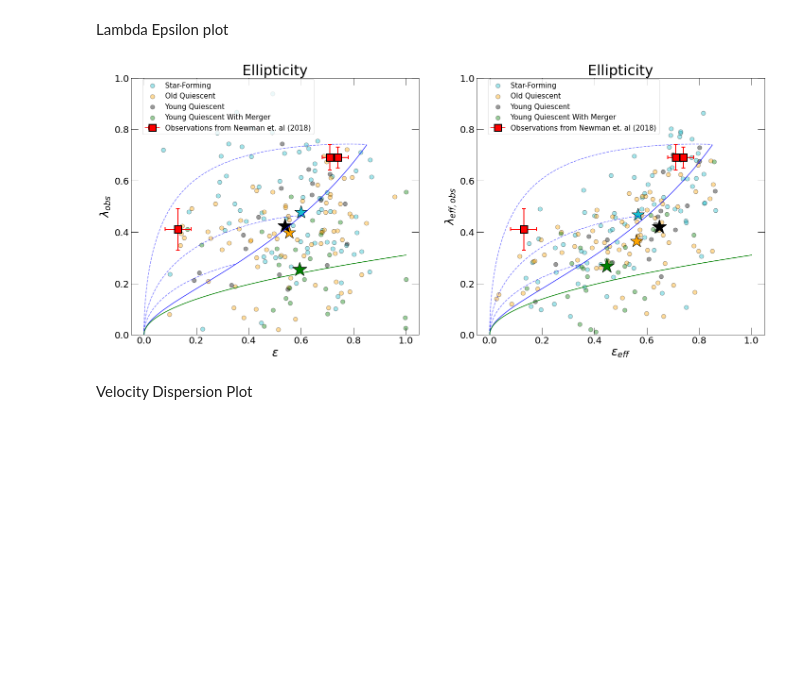
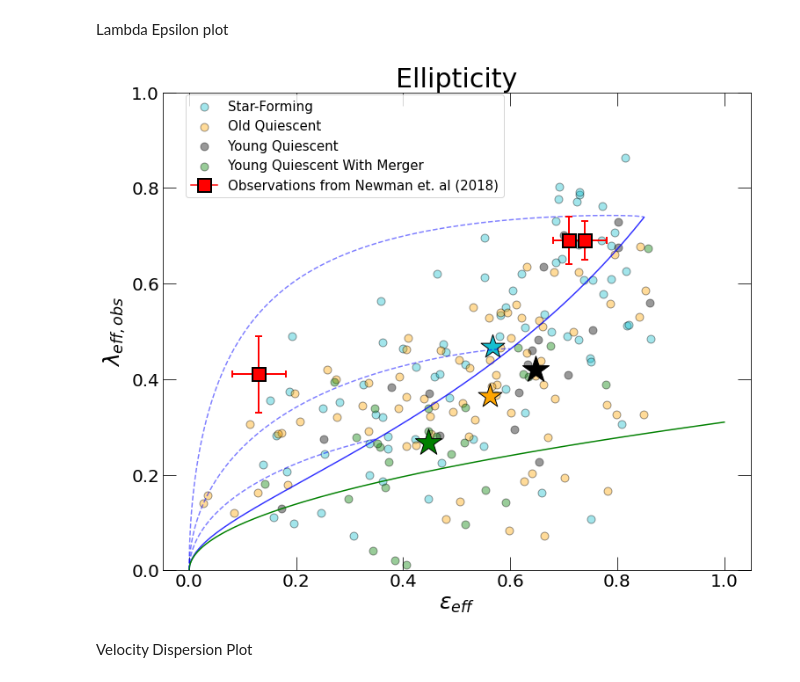
Before and after one commit to moira-andrews/Pathak_2021, a Jupyter notebook: kinematic_plots.ipynb, the cells around one changed output. Drawn from its saved outputs; the diff is of its cells as text; code cells hidden in the pictures; blank space fills up the shorter version.

Commit message:
plots updated

```diff
--- a/kinematic_plots.ipynb
+++ b/kinematic_plots.ipynb
@@ -215,7 +208,7 @@ def lambda_inclined_C07(inclination_deg, intrinsic_epsilon):
     C = np.sin(np.radians(inclination_deg)) / np.sqrt(1.0 - beta**2 * np.cos(np.radians(inclination_deg)))
     return lambda_edgeon_C07(intrinsic_epsilon) * C / np.sqrt(1.0 + (C**2 - 1.0)* lambda_edgeon_C07(intrinsic_epsilon)**2 )
 # %%
-f, (ax1,ax2) = plt.subplots(1,2, sharex='none', sharey='none', figsize=(24, 10))
+f, ax2 = plt.subplots(1, sharex='none', sharey='none', figsize=(12, 10))
 f.set_facecolor('w')
 n_bins=50
 redshift=2
@@ -225,44 +218,6 @@ redshift=2
 PSB = (maximum_merger_ratio_30kpc_current_fraction>=0.1) & PSB_selection
 # had no significant prior merger
 PSBm = (maximum_merger_ratio_30kpc_current_fraction<0.1) & PSB_selection
-
-
-#panel 1: young quiescent galaxies with mergers
-ax1.scatter(ellipticity[subselection], lambda_obs[subselection], c='tab:cyan', s=80, alpha = 0.4, edgecolors='k', label='Star-Forming')
-ax1.scatter((ellipticity[old_quiescent_selection]), lambda_obs[old_quiescent_selection], c='orange', s=80, alpha = 0.4, edgecolors='k', label='Old Quiescent')
-ax1.scatter((ellipticity[PSBm]), lambda_obs[PSBm], c='k', s=80, alpha=0.4, edgecolors='k', label='Young Quiescent')
-ax1.scatter((ellipticity[PSB]), lambda_obs[PSB], c='g', s=80, alpha=0.4, edgecolors='k', label='Young Quiescent With Merger')
-ax1.scatter(np.median(ellipticity[subselection]), np.median(lambda_obs[subselection]), c='tab:cyan', edgecolors='k', s=800, marker='*', lw=1)
-ax1.scatter(np.median(ellipticity[old_quiescent_selection]), np.median(lambda_obs[old_quiescent_selection]), c='orange', edgecolors='k', s=800, marker='*', lw=1)
-ax1.scatter(np.median(ellipticity[PSBm]), np.median(lambda_obs[PSBm]), c='black', s=1000, edgecolors='k', marker='*', lw=1)
-ax1.scatter(np.median(ellipticity[PSB]), np.median(lambda_obs[PSB]), c='green', s=1000, edgecolors='k', marker='*', lw=1)
-
-# lines showing the effect of inclination on three galaxies with different intrinsic ellipticity
-theta = np.linspace(0, 90.0, 1000)
-ax1.plot(epsilon_inclined(inclination_deg=theta, intrinsic_epsilon=0.35), lambda_inclined_C07(inclination_deg=theta, intrinsic_epsilon=0.35), 'b--', alpha=0.5)
-ax1.plot(epsilon_inclined(inclination_deg=theta, intrinsic_epsilon=0.60), lambda_inclined_C07(inclination_deg=theta, intrinsic_epsilon=0.60), 'b--', alpha=0.5)
-ax1.plot(epsilon_inclined(inclination_deg=theta, intrinsic_epsilon=0.85), lambda_inclined_C07(inclination_deg=theta, intrinsic_epsilon=0.85), 'b--', alpha=0.5)
-# line at fixed inclination (edge-on, i.e. 90 deg) for galaxies with different intrinsic ellipticity
-ell = np.linspace(0, 0.85, 1000)
-ax1.plot(epsilon_inclined(inclination_deg=90.0, intrinsic_epsilon=ell), lambda_inclined_C07(inclination_deg=90.0, intrinsic_epsilon=ell), 'b-', alpha=0.8)
-# fast/slow rotator division
-ell = np.linspace(0, 1.0, 1000)
-ax1.plot(ell, 0.31 * np.sqrt(ell), 'g-')
-
-ax1.errorbar(1-0.26,0.69,xerr=0.04,yerr=0.04,c = "r",marker="s",markersize = 15,elinewidth = 2,capsize=4,markeredgecolor='k',markeredgewidth=2,label = "Observations from Newman et. al (2018)")
-ax1.errorbar(1-0.87,0.41,xerr=0.05,yerr=0.08,c = "r",marker="s",markersize = 15,elinewidth = 2,capsize=4,markeredgecolor='k',markeredgewidth=2)
-ax1.errorbar(1-0.29,0.69,xerr=0.03,yerr=0.05,c = "r",marker="s",markersize = 15,elinewidth = 2,capsize=4,markeredgecolor='k',markeredgewidth=2)
-
-ax1.legend(loc=(0.04, 0.78), fontsize=15, frameon=True)
-ax1.set_ylim(0, 1)
-ax1.set_xlabel('$\epsilon$', fontsize=25)
-ax1.set_ylabel('$\lambda_{obs}$', fontsize=25)
-ax1.set_yscale('linear')
-ax1.set_title('Ellipticity', fontsize=30)
-ax1.tick_params(which='major', length=15)
-ax1.tick_params(which='minor', length=7)
-ax1.tick_params(direction='in', which='both', labelsize=20, bottom=True, top=True, left=True, right=True)
-
 
 ax2.scatter(eps_effec[subselection], lambda_obs_eff[subselection], c='tab:cyan', s=80, alpha = 0.4, edgecolors='k', label='Star-Forming')
 ax2.scatter((eps_effec[old_quiescent_selection]), lambda_obs_eff[old_quiescent_selection], c='orange', s=80, alpha = 0.4, edgecolors='k', label='Old Quiescent')
@@ -273,34 +228,36 @@ ax2.scatter(np.median(eps_effec[old_quiescent_selection]), np.median(lambda_obs_
 ax2.scatter(np.median(eps_effec[PSBm]), np.median(lambda_obs_eff[PSBm]), c='black', s=1000, edgecolors='k', marker='*', lw=1)
 ax2.scatter(np.median(eps_effec[PSB]), np.median(lambda_obs_eff[PSB]), c='green', s=1000, edgecolors='k', marker='*', lw=1)
 
 # lines showing the effect of inclination on three galaxies with different intrinsic ellipticity
 theta = np.linspace(0, 90.0, 1000)
 ax2.plot(epsilon_inclined(inclination_deg=theta, intrinsic_epsilon=0.35), lambda_inclined_C07(inclination_deg=theta, intrinsic_epsilon=0.35), 'b--', alpha=0.5)
 ax2.plot(epsilon_inclined(inclination_deg=theta, intrinsic_epsilon=0.60), lambda_inclined_C07(inclination_deg=theta, intrinsic_epsilon=0.60), 'b--', alpha=0.5)
 ax2.plot(epsilon_inclined(inclination_deg=theta, intrinsic_epsilon=0.85), lambda_inclined_C07(inclination_deg=theta, intrinsic_epsilon=0.85), 'b--', alpha=0.5)
 # line at fixed inclination (edge-on, i.e. 90 deg) for galaxies with different intrinsic ellipticity
 ell = np.linspace(0, 0.85, 1000)
 ax2.plot(epsilon_inclined(inclination_deg=90.0, intrinsic_epsilon=ell), lambda_inclined_C07(inclination_deg=90.0, intrinsic_epsilon=ell), 'b-', alpha=0.8)
 # fast/slow rotator division
 ell = np.linspace(0, 1.0, 1000)
 ax2.plot(ell, 0.31 * np.sqrt(ell), 'g-')
 
 ax2.errorbar(1-0.26,0.69,xerr=0.04,yerr=0.04,c = "r",marker="s",markersize = 15,elinewidth = 2,capsize=4,markeredgecolor='k',markeredgewidth=2,label = "Observations from Newman et. al (2018)")
 ax2.errorbar(1-0.87,0.41,xerr=0.05,yerr=0.08,c = "r",marker="s",markersize = 15,elinewidth = 2,capsize=4,markeredgecolor='k',markeredgewidth=2)
 ax2.errorbar(1-0.29,0.69,xerr=0.03,yerr=0.05,c = "r",marker="s",markersize = 15,elinewidth = 2,capsize=4,markeredgecolor='k',markeredgewidth=2)
 
 ax2.legend(loc=(0.04, 0.78), fontsize=15, frameon=True)
 
 ax2.set_ylim(0, 1)
 ax2.set_xlabel('$\epsilon_{eff}$', fontsize=25)
 ax2.set_ylabel('$\lambda_{eff,obs}$', fontsize=25)
 ax2.set_yscale('linear')
 ax2.set_title('Ellipticity', fontsize=30)
 ax2.tick_params(which='major', length=15)
 ax2.tick_params(which='minor', length=7)
 ax2.tick_params(direction='in', which='both', labelsize=20, bottom=True, top=True, left=True, right=True)
+
+plt.savefig("ellip_plot.png",dpi = 200)
 # %% [output]
-[figure, old version]
+[figure, new version]
 # %% [markdown]
 Velocity Dispersion Plot
 # %%
```
Also changed, not shown: parts of 3 cells of this notebook.
